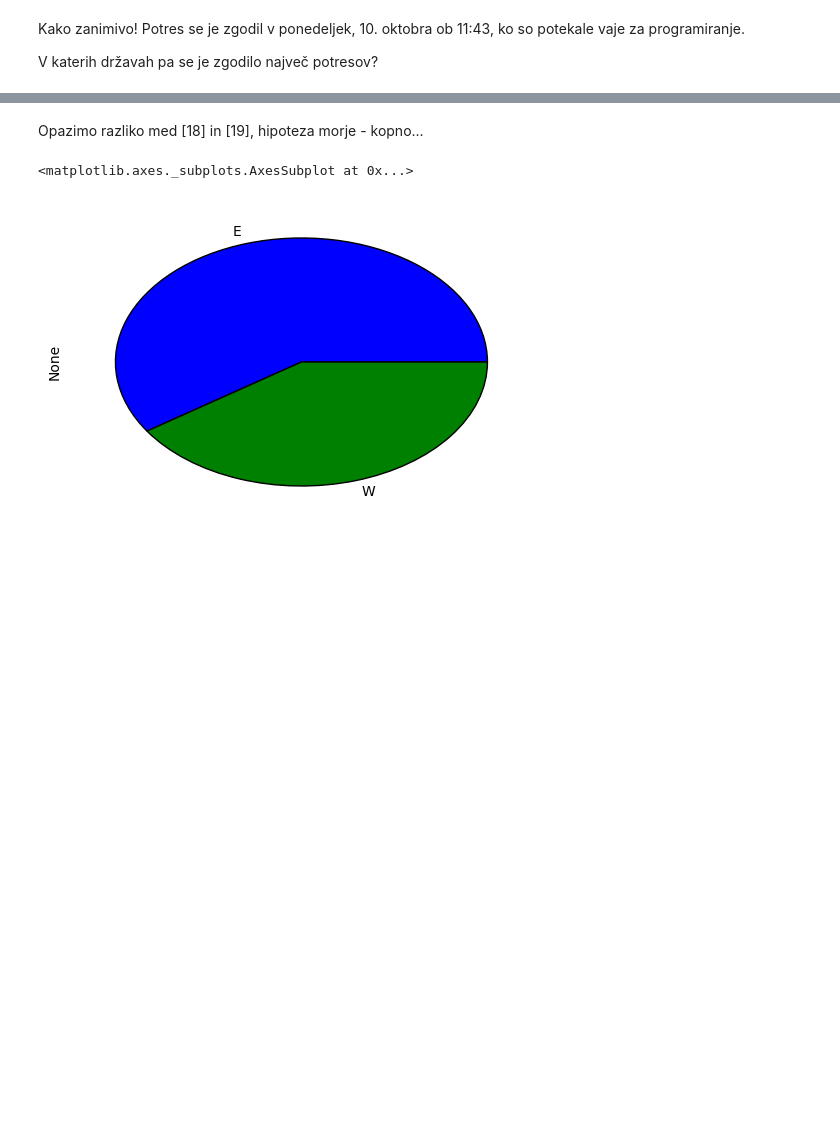
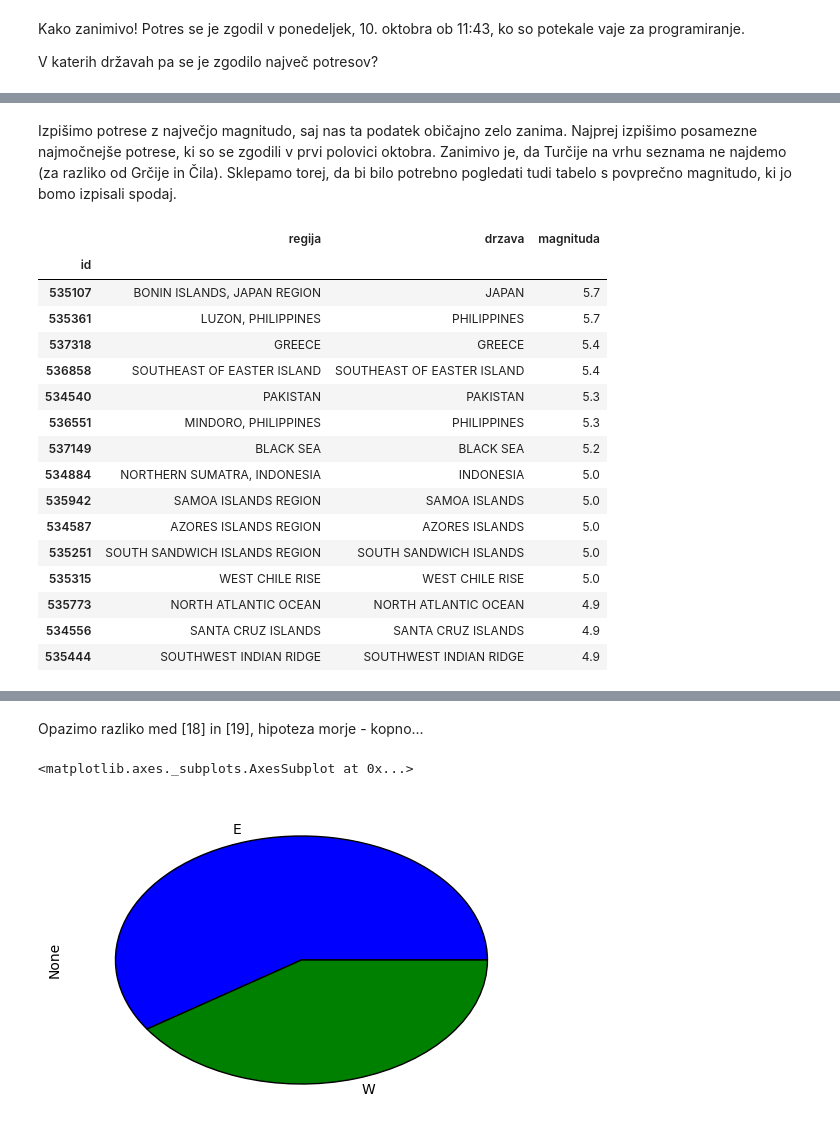
Before and after one commit to tjasabajc/Potresi, a Jupyter notebook: delovnaverzija.ipynb, the cells around one changed output, grey strips where cells are left out. Cells and saved outputs as stored; diff of their text form; code cells hidden in the pictures; blank space fills up the shorter version.

```diff
--- a/delovnaverzija.ipynb
+++ b/delovnaverzija.ipynb
@@ -92,0 +162,23 @@ Opazimo pa tudi težavo. Sklepali bi, da so potresno aktivna območja deljena v
+# %% [markdown]
+Izpišimo potrese z največjo magnitudo, saj nas ta podatek običajno zelo zanima. Najprej izpišimo posamezne najmočnejše potrese, ki so se zgodili v prvi polovici oktobra. Zanimivo je, da Turčije na vrhu seznama ne najdemo (za razliko od Grčije in Čila). Sklepamo torej, da bi bilo potrebno pogledati tudi tabelo s povprečno magnitudo, ki jo bomo izpisali spodaj.
+# %%
+delno = podatki[['regija', 'drzava', 'magnituda']]
+delno.sort_values('magnituda', ascending=False)[:15]
+# %% [output]
+|  | regija | drzava | magnituda |
+| id |  |  |  |
+| 535107 | BONIN ISLANDS, JAPAN REGION | JAPAN | 5.7 |
+| 535361 | LUZON, PHILIPPINES | PHILIPPINES | 5.7 |
+| 537318 | GREECE | GREECE | 5.4 |
+| 536858 | SOUTHEAST OF EASTER ISLAND | SOUTHEAST OF EASTER ISLAND | 5.4 |
+| 534540 | PAKISTAN | PAKISTAN | 5.3 |
+| 536551 | MINDORO, PHILIPPINES | PHILIPPINES | 5.3 |
+| 537149 | BLACK SEA | BLACK SEA | 5.2 |
+| 534884 | NORTHERN SUMATRA, INDONESIA | INDONESIA | 5.0 |
+| 535942 | SAMOA ISLANDS REGION | SAMOA ISLANDS | 5.0 |
+| 534587 | AZORES ISLANDS REGION | AZORES ISLANDS | 5.0 |
+| 535251 | SOUTH SANDWICH ISLANDS REGION | SOUTH SANDWICH ISLANDS | 5.0 |
+| 535315 | WEST CHILE RISE | WEST CHILE RISE | 5.0 |
+| 535773 | NORTH ATLANTIC OCEAN | NORTH ATLANTIC OCEAN | 4.9 |
+| 534556 | SANTA CRUZ ISLANDS | SANTA CRUZ ISLANDS | 4.9 |
+| 535444 | SOUTHWEST INDIAN RIDGE | SOUTHWEST INDIAN RIDGE | 4.9 |
```
Also changed, not shown: parts of 16 cells of this notebook.
